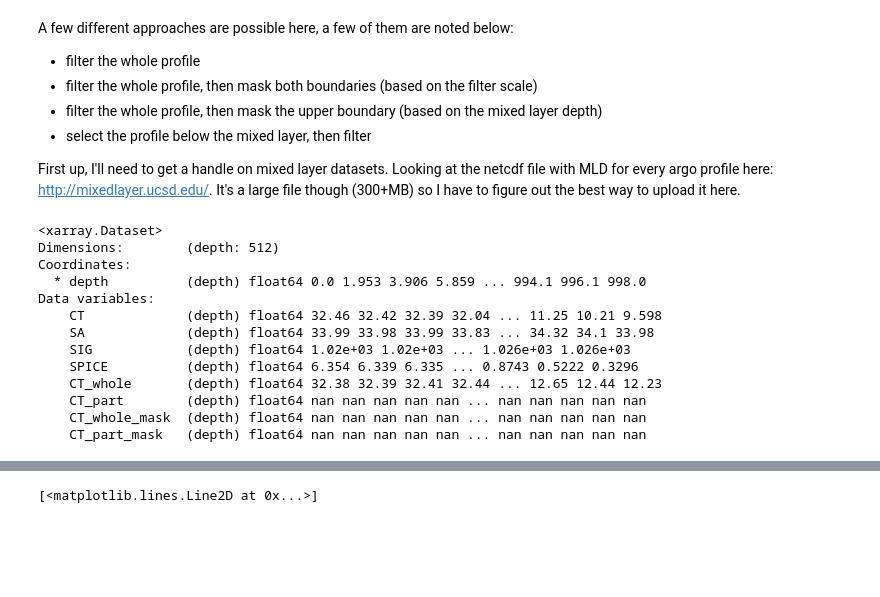
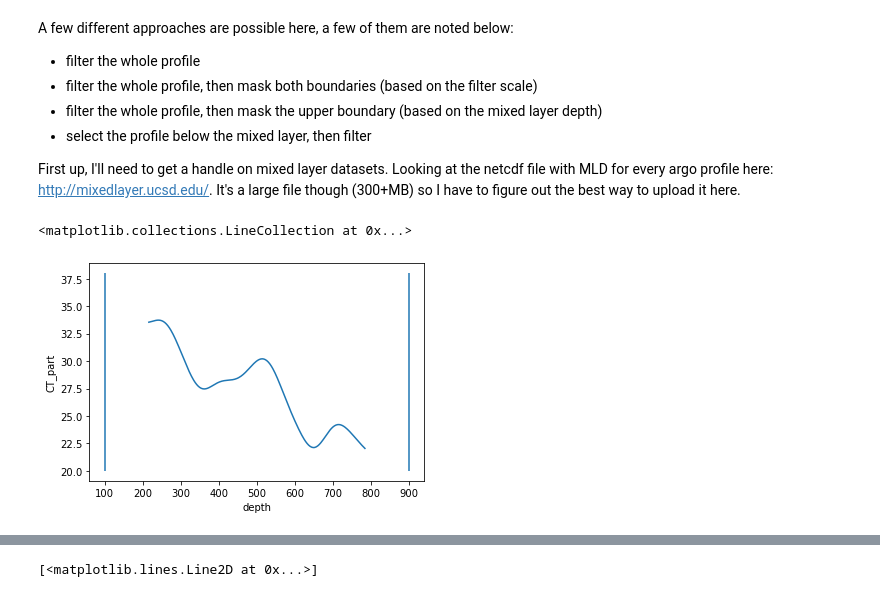
Before and after one commit to ocean-transport/argo-intern, a Jupyter notebook: methods.ipynb, the cells around one changed output, grey strips where cells are left out. Cells and saved outputs as stored; diff of their text form; code cells hidden in the pictures; blank space fills up the shorter version.

```diff
--- a/methods.ipynb
+++ b/methods.ipynb
@@ -123,23 +115,14 @@ filt = xr.Dataset(data_vars=dict(
                         depth=z,)
                         )
 # %%
-filt = filt.assign(CT_whole_mask = filt.CT_whole.where(filt.depth>part_min).where(filt.depth<part_max))
-filt = filt.assign(CT_part_mask = filt.CT_part.where(filt.depth>part_min+100).where(filt.depth<part_max-100))
-filt
+filt = filt.assign(CT_whole_mask = filt.CT_whole.where(profile.depth>=100).where(profile.depth<=900))
+filt = filt.assign(CT_part_mask  = filt.CT_part.where (profile.depth>=200).where(profile.depth<=800))
-# %% [output]
-<xarray.Dataset>
-Dimensions:        (depth: 512)
-Coordinates:
-  * depth          (depth) float64 0.0 1.953 3.906 5.859 ... 994.1 996.1 998.0
-Data variables:
-    CT             (depth) float64 32.46 32.42 32.39 32.04 ... 11.25 10.21 9.598
-    SA             (depth) float64 33.99 33.98 33.99 33.83 ... 34.32 34.1 33.98
-    SIG            (depth) float64 1.02e+03 1.02e+03 ... 1.026e+03 1.026e+03
-    SPICE          (depth) float64 6.354 6.339 6.335 ... 0.8743 0.5222 0.3296
-    CT_whole       (depth) float64 32.38 32.39 32.41 32.44 ... 12.65 12.44 12.23
-    CT_part        (depth) float64 nan nan nan nan nan ... nan nan nan nan nan
-    CT_whole_mask  (depth) float64 nan nan nan nan nan ... nan nan nan nan nan
-    CT_part_mask   (depth) float64 nan nan nan nan nan ... nan nan nan nan nan
+# %%
+filt.CT_part.where(filt.depth>=100).where(filt.depth<=900).plot()
+plt.vlines((100,900),20,38)
+# %% [output]
+<matplotlib.collections.LineCollection at 0x...>
+[figure, added]
 # %%
 plt.figure(figsize=(6,10))
 plt.subplot(122)
```
Also changed, not shown: parts of 9 cells of this notebook.
